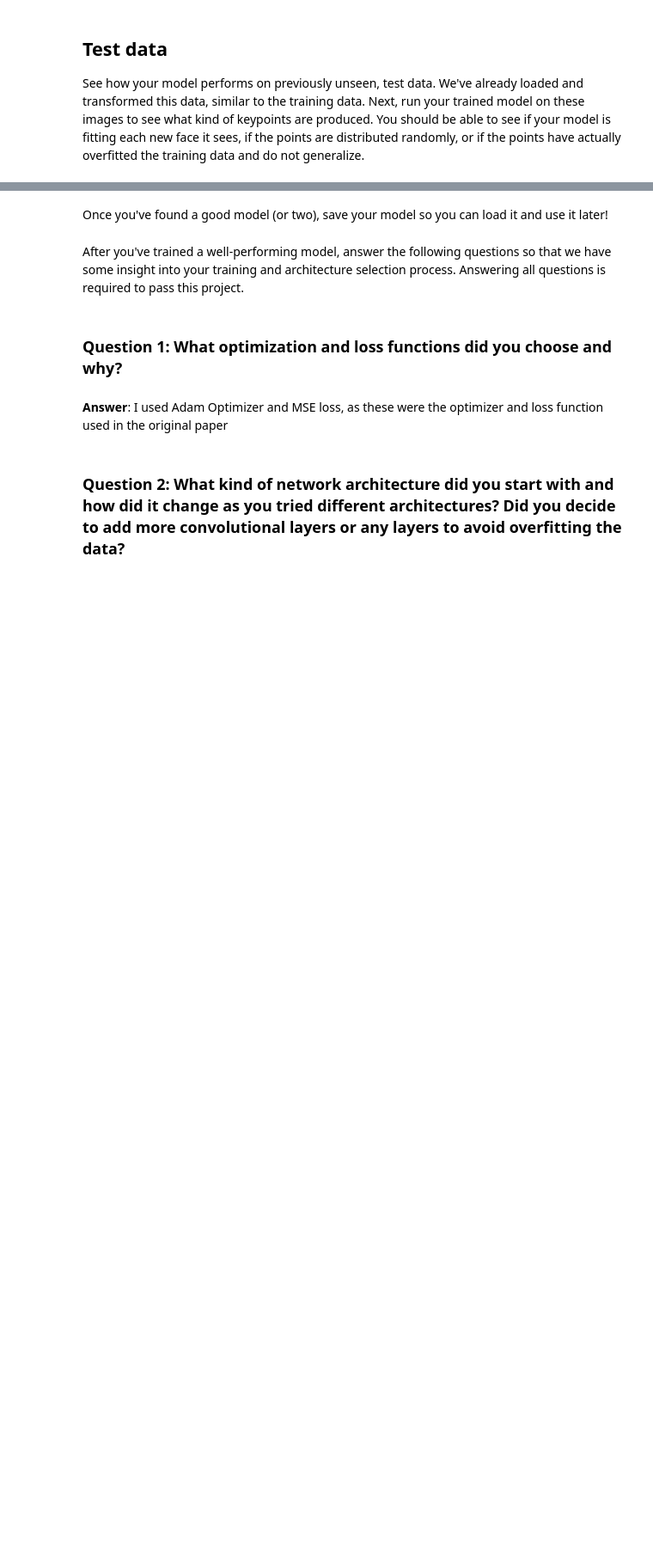
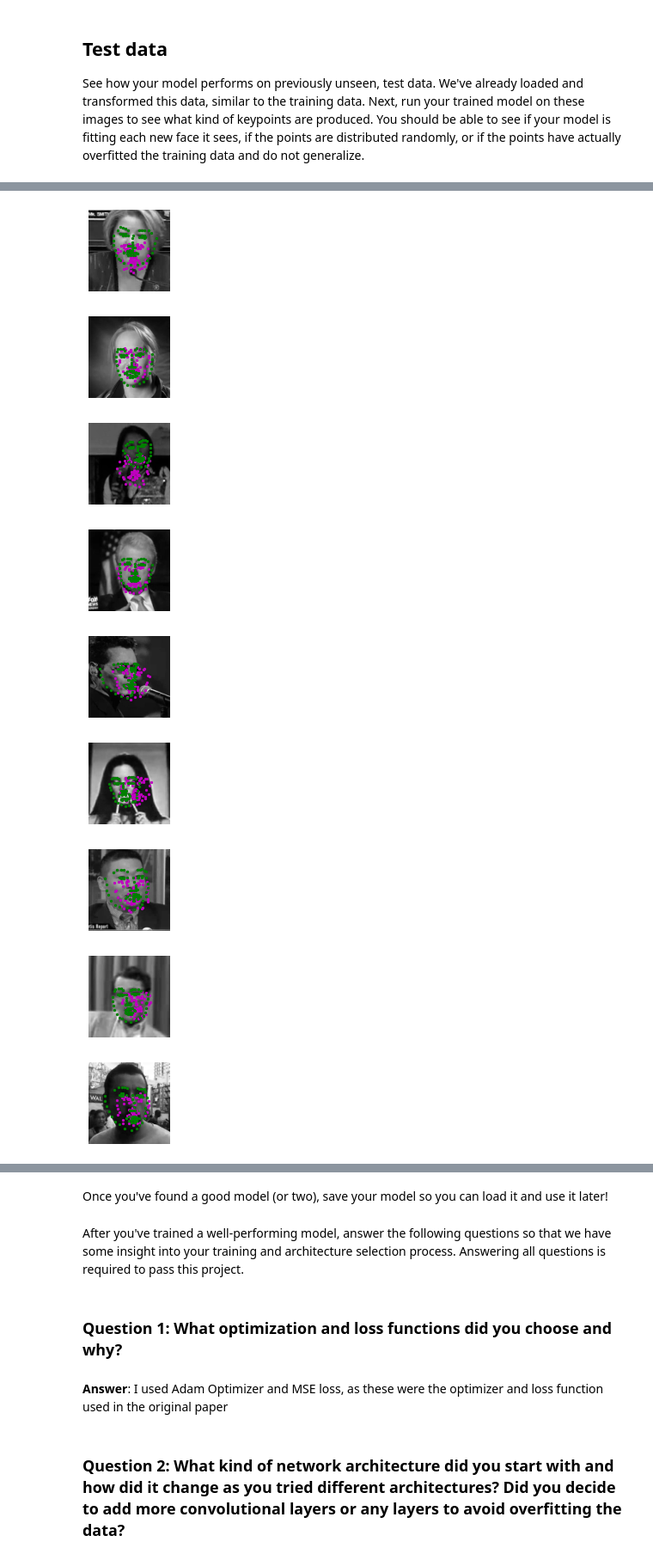
Before and after one commit to aditsharma-projects/Facial_Keypoints_Project, a Jupyter notebook: 2. Define the Network Architecture.ipynb, the cells around one changed output, grey strips where cells are left out. Shown at 86% size. Drawn from its saved outputs; the diff is of its cells as text; code cells hidden in the pictures; blank space fills up the shorter version.

```diff
--- a/2. Define the Network Architecture.ipynb
+++ b/2. Define the Network Architecture.ipynb
@@ -420,5 +425,15 @@ print(gt_pts.size())
 # %%
 ## TODO: visualize your test output
 # you can use the same function as before, by un-commenting the line below:
 
-# visualize_output(test_images, test_outputs, gt_pts)
+visualize_output(test_images, test_outputs, gt_pts)
+# %% [output]
+[figure, added]
+[figure, added]
+[figure, added]
+[figure, added]
+[figure, added]
+[figure, added]
+[figure, added]
+[figure, added]
+[figure, added]
```
Also changed, not shown: parts of 13 cells of this notebook.
